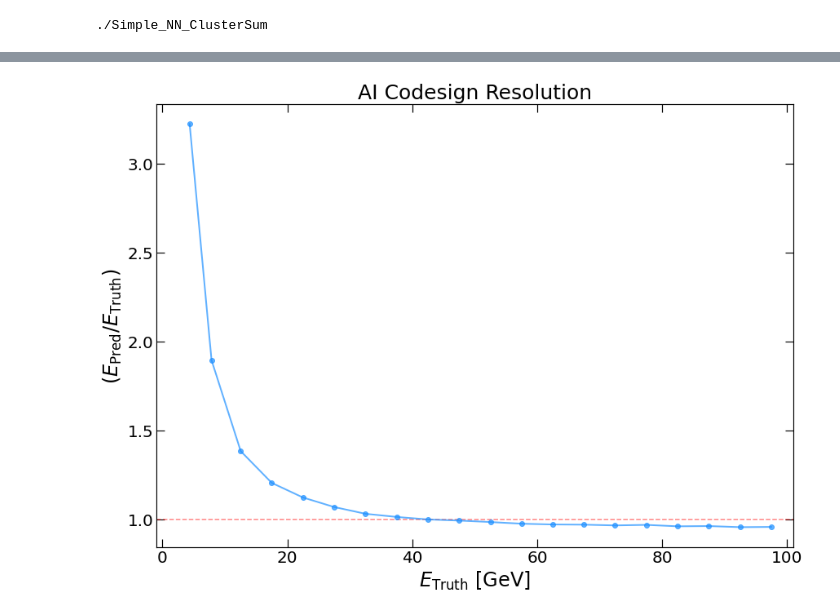
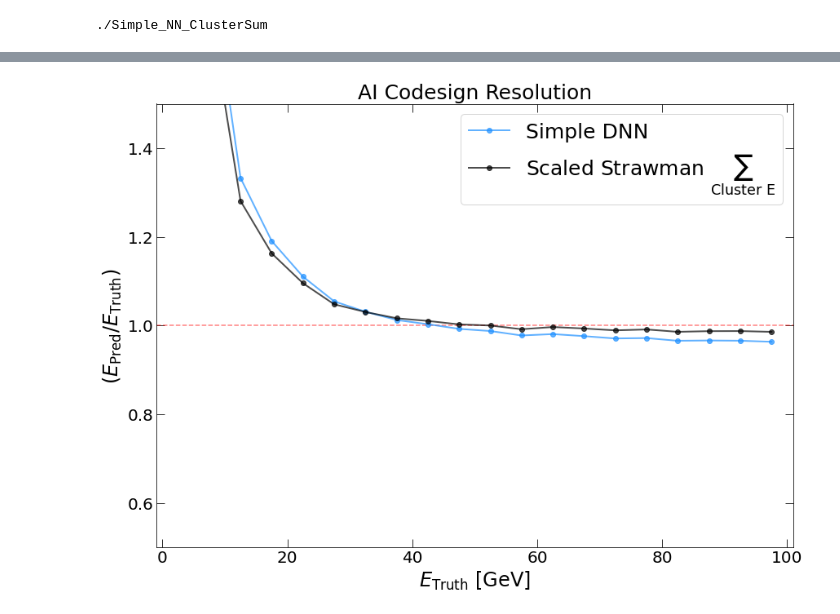
Before and after one commit to eiccodesign/regressiononly, a Jupyter notebook: Cluster_Sum_Regression.ipynb, the cells around one changed output, grey strips where cells are left out. Cells and saved outputs as stored; diff of their text form; code cells hidden in the pictures.

Commit message:
strawman overlay

```diff
--- a/Cluster_Sum_Regression.ipynb
+++ b/Cluster_Sum_Regression.ipynb
@@ -343,3 +342,6 @@ pred_over_truth = pred_over_truth/counter
+# %%
+resolution, pred_over_truth, avg_truth = get_res_scale(Y_test,mypreds)
+strawman_res, strawman_scale, avg_truth = get_res_scale(Y_test,X_test)
 # %%
 fig=plt.figure(figsize=(14,10))
 plt.title("AI Codesign Resolution",fontsize=25)
@@ -396,23 +396,35 @@ plt.savefig("%s/resolutions_slices.pdf"%(path))
 # %%
 fig=plt.figure(figsize=(14,10))
 plt.title("AI Codesign Resolution",fontsize=25)
 plt.ylabel("$(E_\mathrm{Pred}/E_\mathrm{Truth})$",fontsize=24)
 plt.xlabel("$E_\mathrm{Truth}$ [GeV]",fontsize=24)
 plt.xticks(fontsize=20)
 plt.yticks(fontsize=20)
 plt.tick_params(direction='in',right=True,top=True,length=10)
 plt.axhline(y=1.0, color='r', linestyle='--',alpha=0.5)#plt.ylim(-0.02,0.4)
-#plt.ylim(0.5,1.5)
+plt.ylim(0.5,1.5)
 plt.xlim(-1,101)
 errors = 1.0/(np.sqrt(2*counter-2))*stdev_pred
 ax = plt.subplot(1,1,1)
 first_bin = 0
 last_bin = N
 plt.errorbar(avg_truth[first_bin:last_bin],pred_over_truth[first_bin:last_bin],#yerr=errors[first_bin:last_bin],
-             linestyle="-",linewidth=2.0,capsize=4,capthick=1.2,elinewidth=1.2,ecolor='black',marker="o",color='dodgerblue',alpha=0.7)
+             linestyle="-",linewidth=2.0,capsize=4,capthick=1.2,elinewidth=1.2,
+             ecolor='black',marker="o",color='dodgerblue',alpha=0.7,label="Simple DNN")
+
+
+#Strawman
+scale = strawman_over_truth[int(len(strawman_over_truth)/2)] #Scale to mid point, what NN should learn
+plt.errorbar(avg_truth[first_bin:last_bin],strawman_scale[first_bin:last_bin]/scale,
+             linestyle="-",linewidth=2.0,capsize=4,capthick=1.2,elinewidth=1.2,ecolor='black',
+             marker="o",color='black',alpha=0.7,label="Scaled Strawman $\sum_\mathrm{Cluster\ E}$")
+
+plt.legend(fontsize=25)
+
+
 plt.savefig("%s/scale_plot.pdf"%(path))
 # %% [output]
-[figure, old version]
+[figure, new version]
 # %%
 #Find the peak and zoom in
 fig = plt.figure(figsize=(18,5))
```
Also changed, not shown: parts of 19 cells of this notebook.
